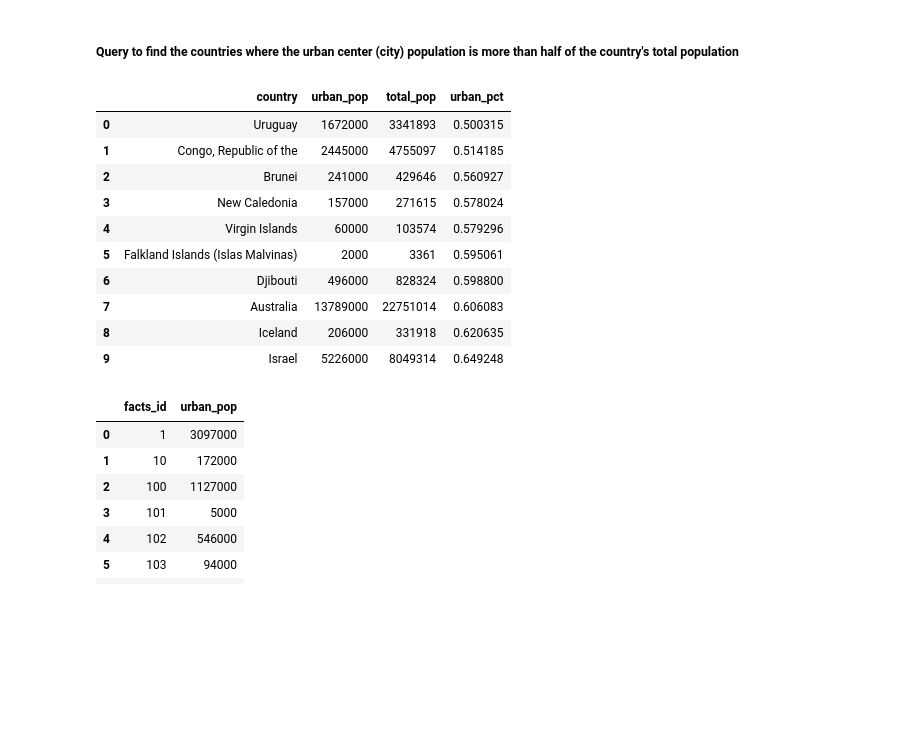
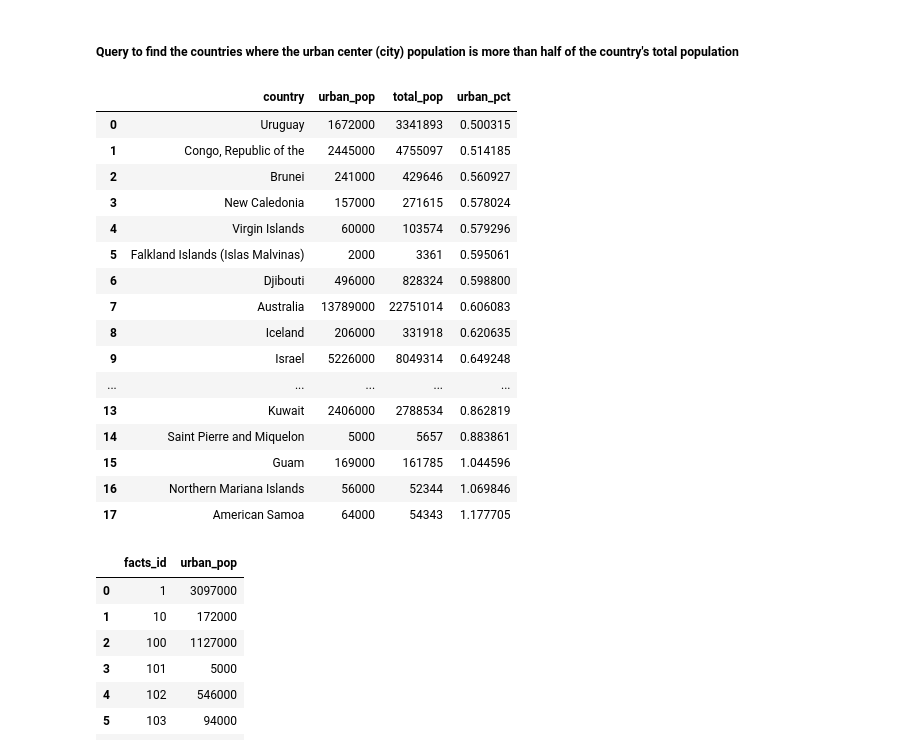
Before and after one commit to Ysbail/MiniProjects, a Jupyter notebook: SQL/The_World_Factbook.ipynb, the cells around one changed output. Drawn from its saved outputs; the diff is of its cells as text; code cells hidden in the pictures; blank space fills up the shorter version.

Commit message:
remove head limitation last query

```diff
--- a/SQL/The_World_Factbook.ipynb
+++ b/SQL/The_World_Factbook.ipynb
@@ -446,33 +446,39 @@ pd.read_sql_query(query, connection).head(10)
 # %%
 query = '''SELECT
                 f.name country,
                 urban_pop,
                 f.population total_pop,
                 CAST(urban_pop as FLOAT)/CAST(f.population as FLOAT) urban_pct
             FROM facts f
             INNER JOIN (
                         SELECT
                             facts_id,
                             SUM(population) urban_pop
                         FROM cities
                         GROUP BY 1
                         )
                         c ON c.facts_id = f.id
             WHERE urban_pct > 0.5
             ORDER by 4 ASC'''
-pd.read_sql_query(query, connection).head(10)
+pd.read_sql_query(query, connection)
 # %% [output]
 |  | country | urban_pop | total_pop | urban_pct |
 | 0 | Uruguay | 1672000 | 3341893 | 0.500315 |
 | 1 | Congo, Republic of the | 2445000 | 4755097 | 0.514185 |
 | 2 | Brunei | 241000 | 429646 | 0.560927 |
 | 3 | New Caledonia | 157000 | 271615 | 0.578024 |
 | 4 | Virgin Islands | 60000 | 103574 | 0.579296 |
 | 5 | Falkland Islands (Islas Malvinas) | 2000 | 3361 | 0.595061 |
 | 6 | Djibouti | 496000 | 828324 | 0.598800 |
 | 7 | Australia | 13789000 | 22751014 | 0.606083 |
 | 8 | Iceland | 206000 | 331918 | 0.620635 |
 | 9 | Israel | 5226000 | 8049314 | 0.649248 |
+| ... | ... | ... | ... | ... |
+| 13 | Kuwait | 2406000 | 2788534 | 0.862819 |
+| 14 | Saint Pierre and Miquelon | 5000 | 5657 | 0.883861 |
+| 15 | Guam | 169000 | 161785 | 1.044596 |
+| 16 | Northern Mariana Islands | 56000 | 52344 | 1.069846 |
+| 17 | American Samoa | 64000 | 54343 | 1.177705 |
 # %%
 query = '''SELECT
                 facts_id,
```
